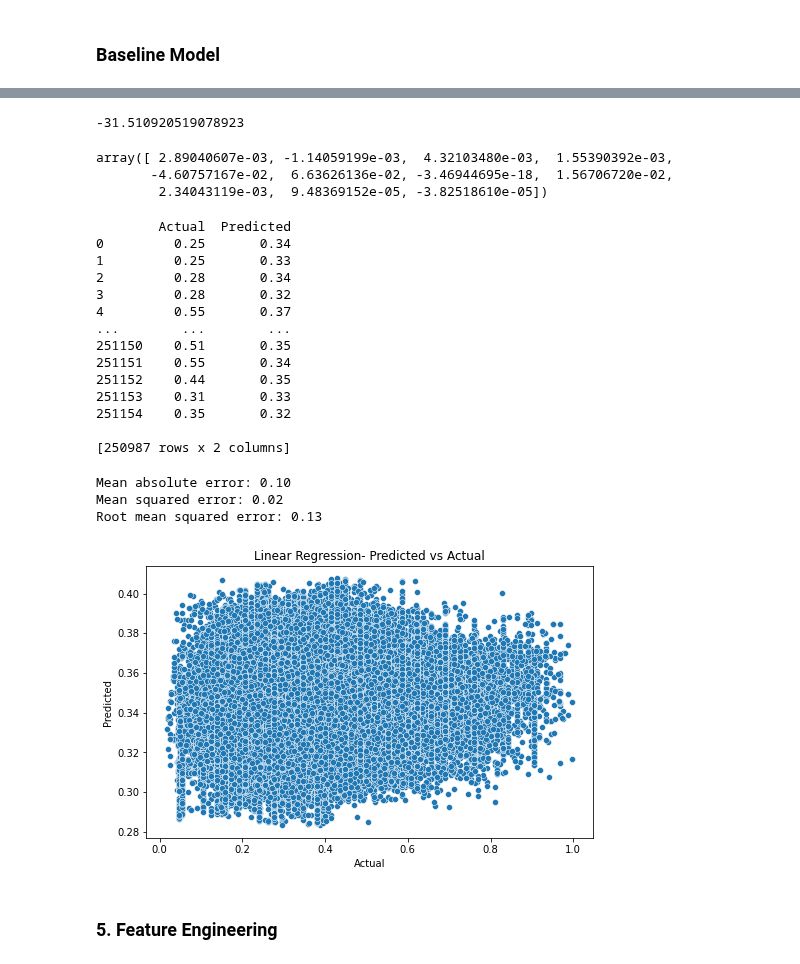
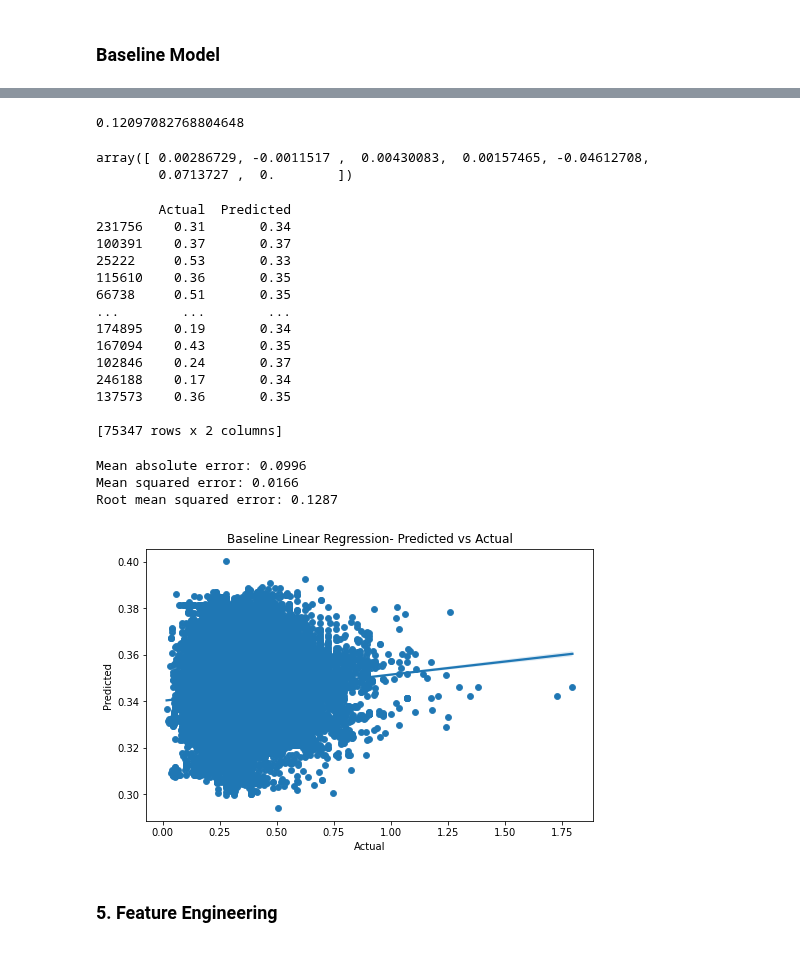
Before and after one commit to aanysofia/Cost-Prediction, a Jupyter notebook: ML_Cost_Prediction.ipynb, the cells around one changed output, grey strips where cells are left out. Cells and saved outputs as stored; diff of their text form; code cells hidden in the pictures.

```diff
--- a/ML_Cost_Prediction.ipynb
+++ b/ML_Cost_Prediction.ipynb
@@ -364,9 +350,7 @@ from sklearn.linear_model import LinearRegression
 # %%
-y = df2_train['cost']
-X = df2_train.drop('cost', axis=1)
+y = df_train_baseline['cost']
+X = df_train_baseline.drop('cost', axis=1)
+X_train, X_test, y_train, y_test = train_test_split(X, y, test_size=0.3, random_state=42)
 
-
-#X_train, X_test, y_train, y_test = train_test_split(X, y, test_size=0.2, random_state=42)
-
-# print('Original dataset  ---> ',X.shape,y.shape,'\nTraining set  ---> ', X_train.shape,y_train.shape,
-# '\nTesting set   ---> ', X_test.shape,'', y_test.shape)
+print('Original dataset  ---> ',X.shape,y.shape,'\nTraining set  ---> ', X_train.shape,y_train.shape,
+'\nTesting set   ---> ', X_test.shape,'', y_test.shape)
@@ -409,54 +361,58 @@ LinearRegression()
+# %%
+reg = LinearRegression()
+model_base = reg.fit(X_train,y_train)
+y_pred=model_base.predict(X_test)
 # %%
 #intercept
-lin_reg.intercept_
+reg.intercept_
 # %% [output]
--31.510920519078923
+0.12097082768804648
 # %%
 # Coefficients
-lin_reg.coef_
+reg.coef_
 # %% [output]
-array([ 2.89040607e-03, -1.14059199e-03,  4.32103480e-03,  1.55390392e-03,
-       -4.60757167e-02,  6.63626136e-02, -3.46944695e-18,  1.56706720e-02,
-        2.34043119e-03,  9.48369152e-05, -3.82518610e-05])
+array([ 0.00286729, -0.0011517 ,  0.00430083,  0.00157465, -0.04612708,
+        0.0713727 ,  0.        ])
 # %%
 #Prediction
-y_pred = lin_reg.predict(X)
+y_pred = reg.predict(X_test)
 # %%
-results_LR = pd.DataFrame({'Actual': y, 'Predicted': y_pred})
-print(results_LR)
+results_base = pd.DataFrame({'Actual': y_test, 'Predicted': y_pred})
+print(results_base)
 # %% [output]
         Actual  Predicted
-0         0.25       0.34
-1         0.25       0.33
-2         0.28       0.34
-3         0.28       0.32
-4         0.55       0.37
+231756    0.31       0.34
+100391    0.37       0.37
+25222     0.53       0.33
+115610    0.36       0.35
+66738     0.51       0.35
 ...        ...        ...
-251150    0.51       0.35
-251151    0.55       0.34
-251152    0.44       0.35
-251153    0.31       0.33
-251154    0.35       0.32
+174895    0.19       0.34
+167094    0.43       0.35
+102846    0.24       0.37
+246188    0.17       0.34
+137573    0.36       0.35
 
-[250987 rows x 2 columns]
+[75347 rows x 2 columns]
 # %%
-mae = mean_absolute_error(y, y_pred)
-mse = mean_squared_error(y, y_pred)
+mae = mean_absolute_error(y_test, y_pred)
+mse = mean_squared_error(y_test, y_pred)
 rmse = np.sqrt(mse)
 
-print(f'Mean absolute error: {mae:.2f}')
-print(f'Mean squared error: {mse:.2f}')
-print(f'Root mean squared error: {rmse:.2f}')
+print(f'Mean absolute error: {mae:.4f}')
+print(f'Mean squared error: {mse:.4f}')
+print(f'Root mean squared error: {rmse:.4f}')
 # %% [output]
-Mean absolute error: 0.10
-Mean squared error: 0.02
-Root mean squared error: 0.13
+Mean absolute error: 0.0996
+Mean squared error: 0.0166
+Root mean squared error: 0.1287
 # %%
 fig, ax = plt.subplots()
-sns.scatterplot(x=results_LR['Actual'], y=results_LR['Predicted'] , data=results_LR, ax=ax)
-ax.set(title='Linear Regression- Predicted vs Actual');
+sns.scatterplot(x=results_base['Actual'], y=results_base['Predicted'] , data=results_base, ax=ax)
+ax = sns.regplot(x=results_base['Actual'], y=results_base['Predicted'] , data=results_base)
+ax.set(title='Baseline Linear Regression- Predicted vs Actual');
 # %% [output]
-[figure, old version]
+[figure, new version]
 # %% [markdown]
 ### 5. Feature Engineering
 # %% [markdown]
```
Also changed, not shown: parts of 38 cells of this notebook.
